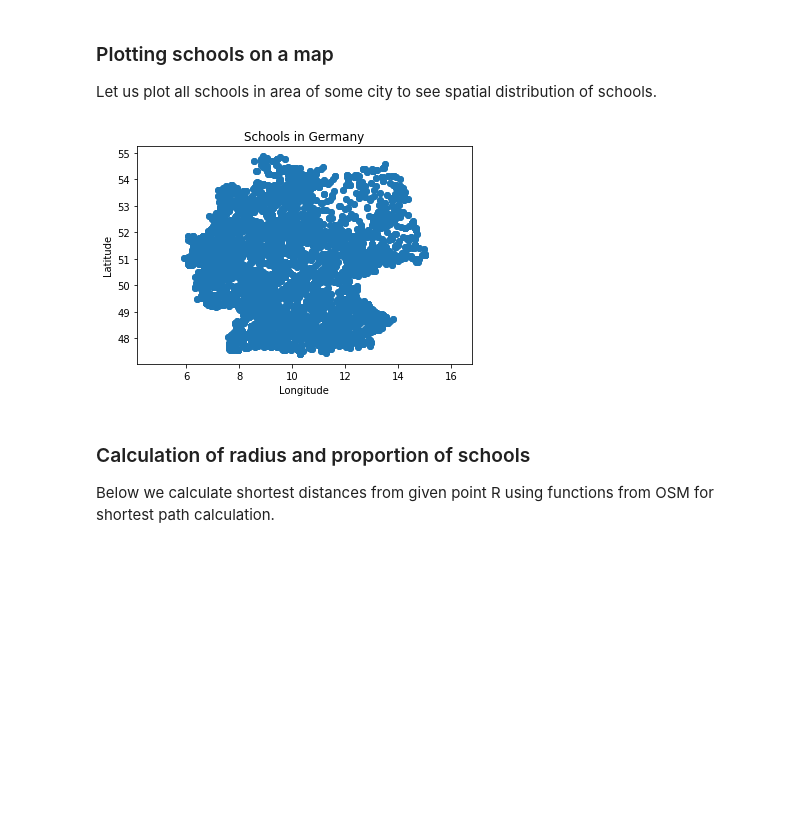
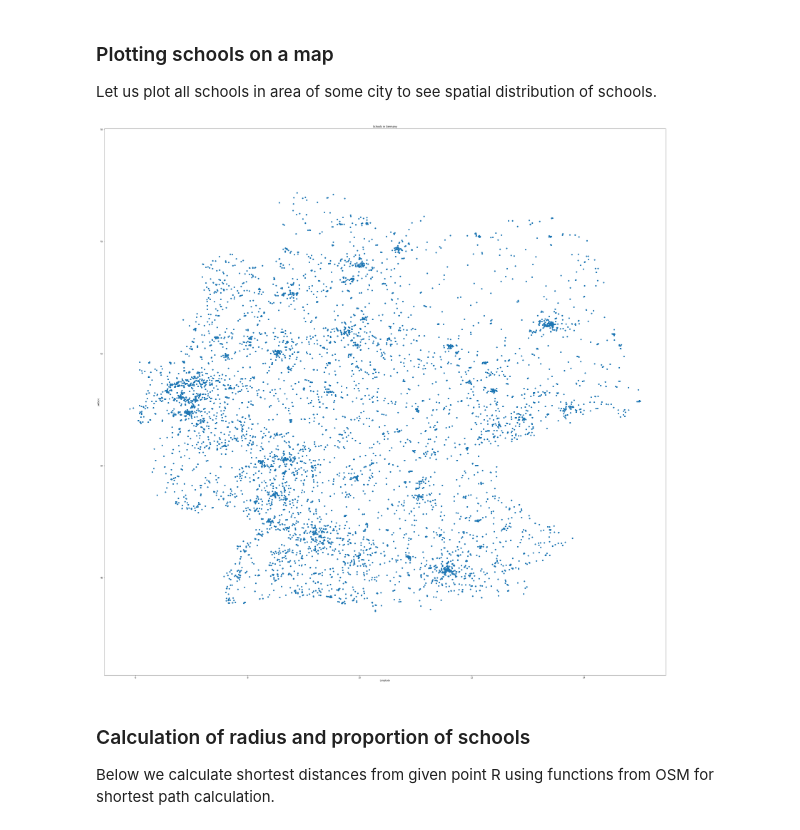
Before and after one commit to Liyubov/mobility_analysis_openhumans, a Jupyter notebook: get_schools_from_locations.ipynb, the cells around one changed output. Saved outputs shown, nothing was run; the diff lists cells and outputs as text; code cells hidden in the pictures; blank space fills up the shorter version.

```diff
--- a/get_schools_from_locations.ipynb
+++ b/get_schools_from_locations.ipynb
@@ -282,21 +432,24 @@ data = response.json()
 # %%
 # plot data of amenities (e.g. schools or colleges)
 
 for element in data['elements']:
   if element['type'] == 'node':
     lon = element['lon']
     lat = element['lat']
     coords.append((lon, lat))
   elif 'center' in element:
     lon = element['center']['lon']
     lat = element['center']['lat']
     coords.append((lon, lat))# Convert coordinates into numpy array
 X = np.array(coords)
+
+
+fig, ax = plt.subplots(figsize=(50, 50))
 plt.plot(X[:, 0], X[:, 1], 'o')
 plt.title('Schools in Germany')
 plt.xlabel('Longitude')
 plt.ylabel('Latitude')
 plt.axis('equal')
 plt.show()
 # %% [output]
-[figure, old version]
+[figure, new version]
```
Also changed, not shown: parts of 11 cells of this notebook.
